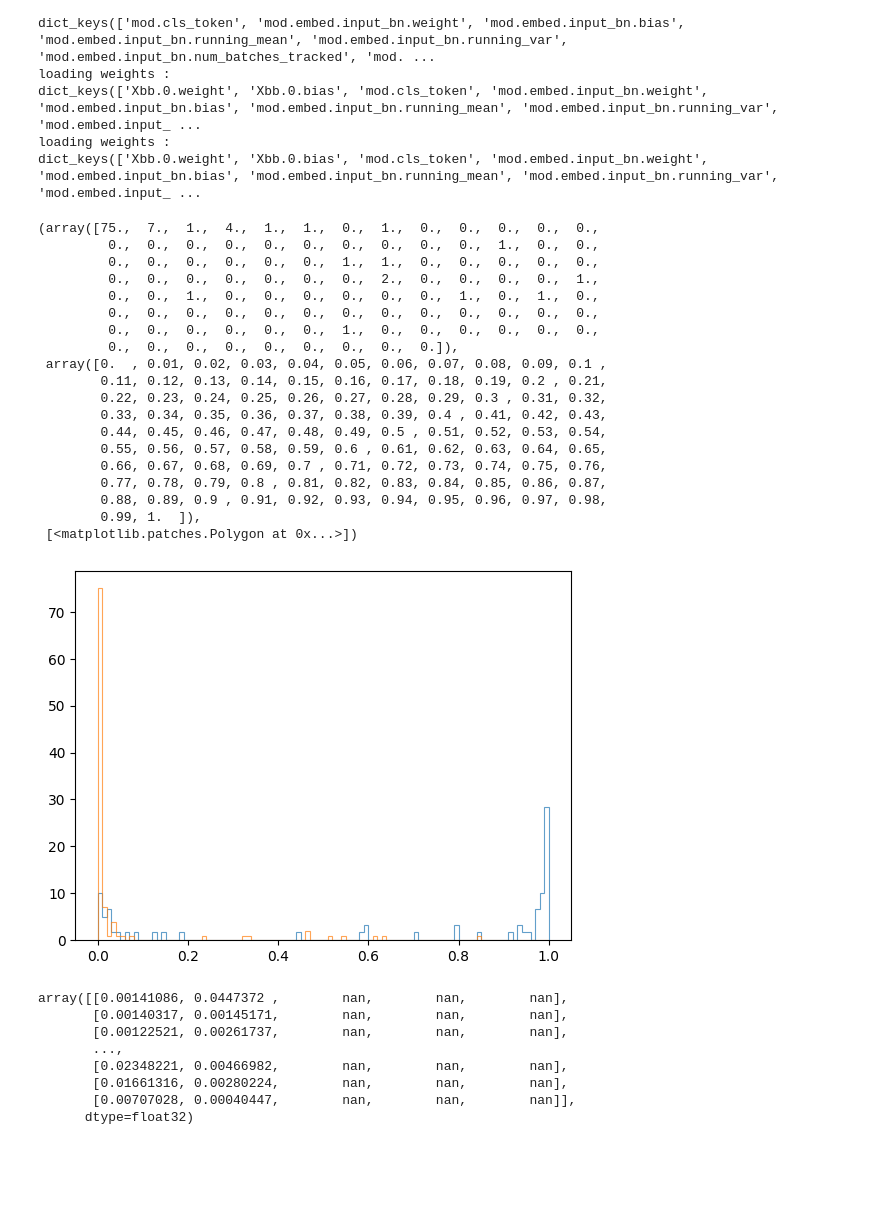
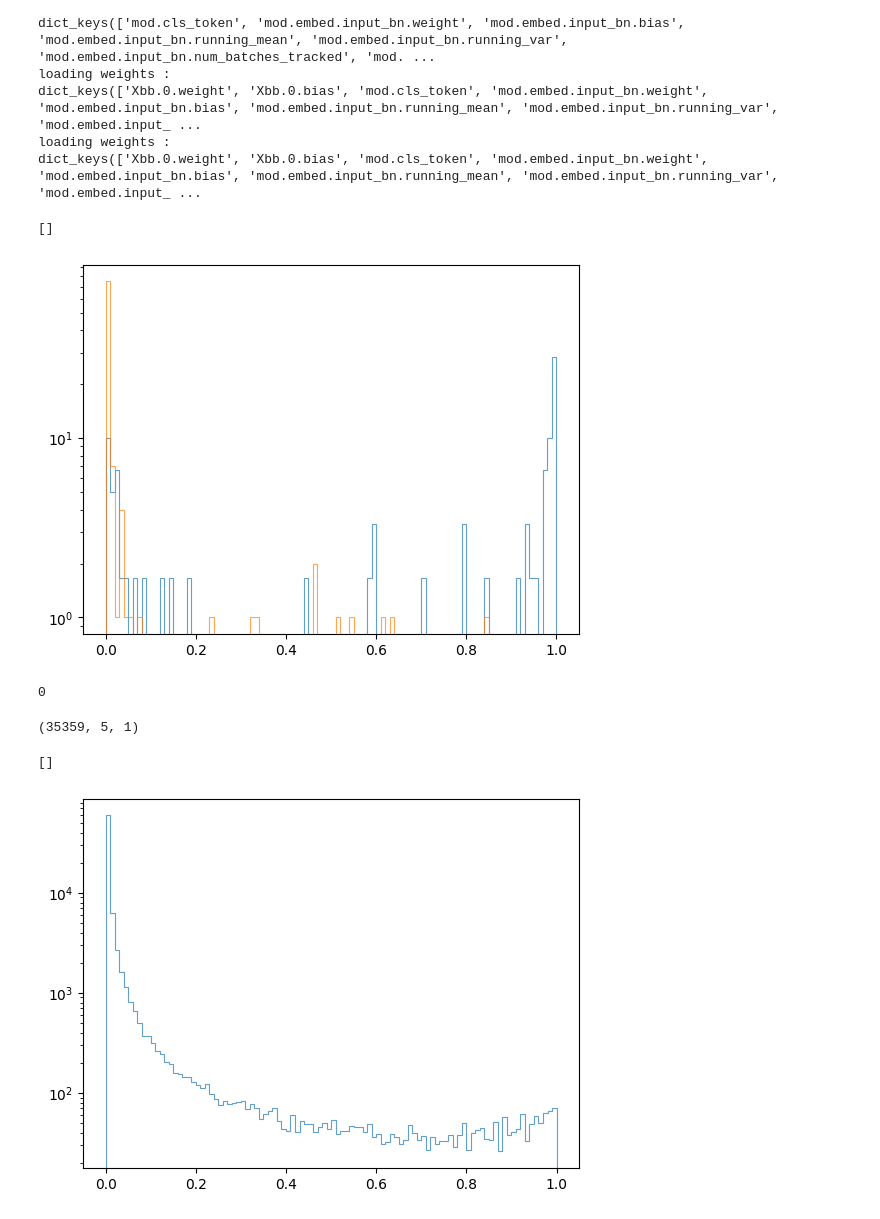
Before and after one commit to mvigl/Finetune_hep, a Jupyter notebook: demo.ipynb, the cells around one changed output. Cells and saved outputs as stored; diff of their text form; code cells hidden in the pictures; blank space fills up the shorter version.

```diff
--- a/demo.ipynb
+++ b/demo.ipynb
@@ -189,46 +195,31 @@ with torch.no_grad():
 # %%
 b=np.linspace(0,1,101)
 fig, ax = plt.subplots()
 ax.hist(preds_Xbb.detach().numpy(), lw=0.8,bins=b,histtype='step', density=True, alpha=0.7)
 ax.hist(preds_Xbb_bkg.detach().numpy(), lw=0.8,bins=b,histtype='step', density=True, alpha=0.7)
+ax.semilogy()
 # %% [output]
-(array([75.,  7.,  1.,  4.,  1.,  1.,  0.,  1.,  0.,  0.,  0.,  0.,  0.,
-         0.,  0.,  0.,  0.,  0.,  0.,  0.,  0.,  0.,  0.,  1.,  0.,  0.,
-         0.,  0.,  0.,  0.,  0.,  0.,  1.,  1.,  0.,  0.,  0.,  0.,  0.,
-         0.,  0.,  0.,  0.,  0.,  0.,  0.,  2.,  0.,  0.,  0.,  0.,  1.,
-         0.,  0.,  1.,  0.,  0.,  0.,  0.,  0.,  0.,  1.,  0.,  1.,  0.,
-         0.,  0.,  0.,  0.,  0.,  0.,  0.,  0.,  0.,  0.,  0.,  0.,  0.,
-         0.,  0.,  0.,  0.,  0.,  0.,  1.,  0.,  0.,  0.,  0.,  0.,  0.,
-         0.,  0.,  0.,  0.,  0.,  0.,  0.,  0.,  0.]),
- array([0.  , 0.01, 0.02, 0.03, 0.04, 0.05, 0.06, 0.07, 0.08, 0.09, 0.1 ,
-        0.11, 0.12, 0.13, 0.14, 0.15, 0.16, 0.17, 0.18, 0.19, 0.2 , 0.21,
-        0.22, 0.23, 0.24, 0.25, 0.26, 0.27, 0.28, 0.29, 0.3 , 0.31, 0.32,
-        0.33, 0.34, 0.35, 0.36, 0.37, 0.38, 0.39, 0.4 , 0.41, 0.42, 0.43,
-        0.44, 0.45, 0.46, 0.47, 0.48, 0.49, 0.5 , 0.51, 0.52, 0.53, 0.54,
-        0.55, 0.56, 0.57, 0.58, 0.59, 0.6 , 0.61, 0.62, 0.63, 0.64, 0.65,
-        0.66, 0.67, 0.68, 0.69, 0.7 , 0.71, 0.72, 0.73, 0.74, 0.75, 0.76,
-        0.77, 0.78, 0.79, 0.8 , 0.81, 0.82, 0.83, 0.84, 0.85, 0.86, 0.87,
-        0.88, 0.89, 0.9 , 0.91, 0.92, 0.93, 0.94, 0.95, 0.96, 0.97, 0.98,
-        0.99, 1.  ]),
- [<matplotlib.patches.Polygon at 0x...>])
+[]
-[figure, old version]
+[figure, new version]
 # %%
 with h5py.File('/Users/matthiasvigl/Data_test_bkg_100.h5', 'r') as sample:
     Xbb_scores = {}
     Xbb_scores['Xbb_score'] = sample['Xbb_score'][:]
     Xbb_scores['Xbb_label'] = sample['Xbb_label'][:]
+# %%
+np.max(Xbb_scores['Xbb_label'][:])
+# %% [output]
+0
 # %%
-Xbb_scores['Xbb_score'].reshape(-1,5)
+Xbb_scores['Xbb_score'].shape
 # %% [output]
-array([[0.00141086, 0.0447372 ,        nan,        nan,        nan],
-       [0.00140317, 0.00145171,        nan,        nan,        nan],
-       [0.00122521, 0.00261737,        nan,        nan,        nan],
-       ...,
-       [0.02348221, 0.00466982,        nan,        nan,        nan],
-       [0.01661316, 0.00280224,        nan,        nan,        nan],
-       [0.00707028, 0.00040447,        nan,        nan,        nan]],
-      dtype=float32)
+(35359, 5, 1)
 # %%
 
-ax.hist(preds_Xbb.detach().numpy(), lw=0.8,bins=b,histtype='step', density=True, alpha=0.7)
-ax.hist(preds_Xbb_bkg.detach().numpy(), lw=0.8,bins=b,histtype='step', density=True, alpha=0.7)
+b=np.linspace(0,1,101)
+fig, ax = plt.subplots()
+ax.hist(Xbb_scores['Xbb_score'][:].reshape(-1), lw=0.8,bins=b,histtype='step', density=False, alpha=0.7)
+ax.semilogy()
+# %% [output]
+[]
+[figure, added]
```
Also changed, not shown: parts of 2 cells of this notebook, 3 other files.
